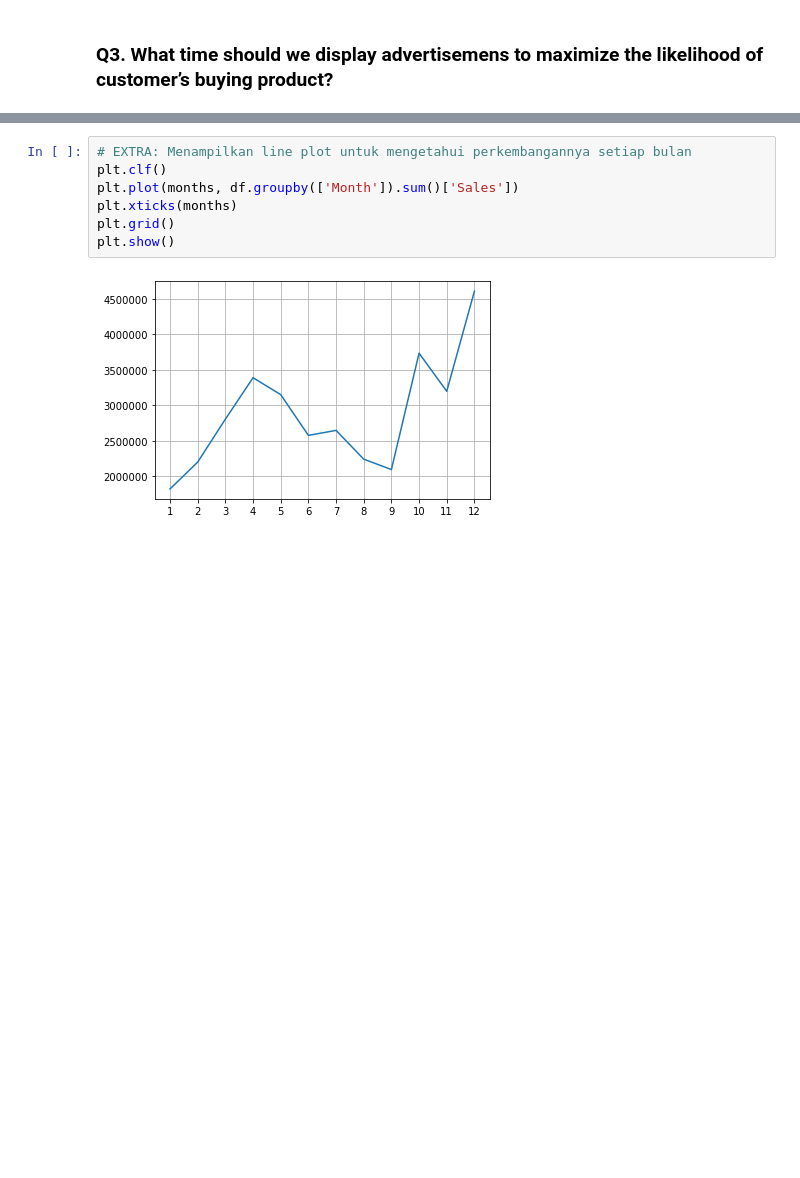
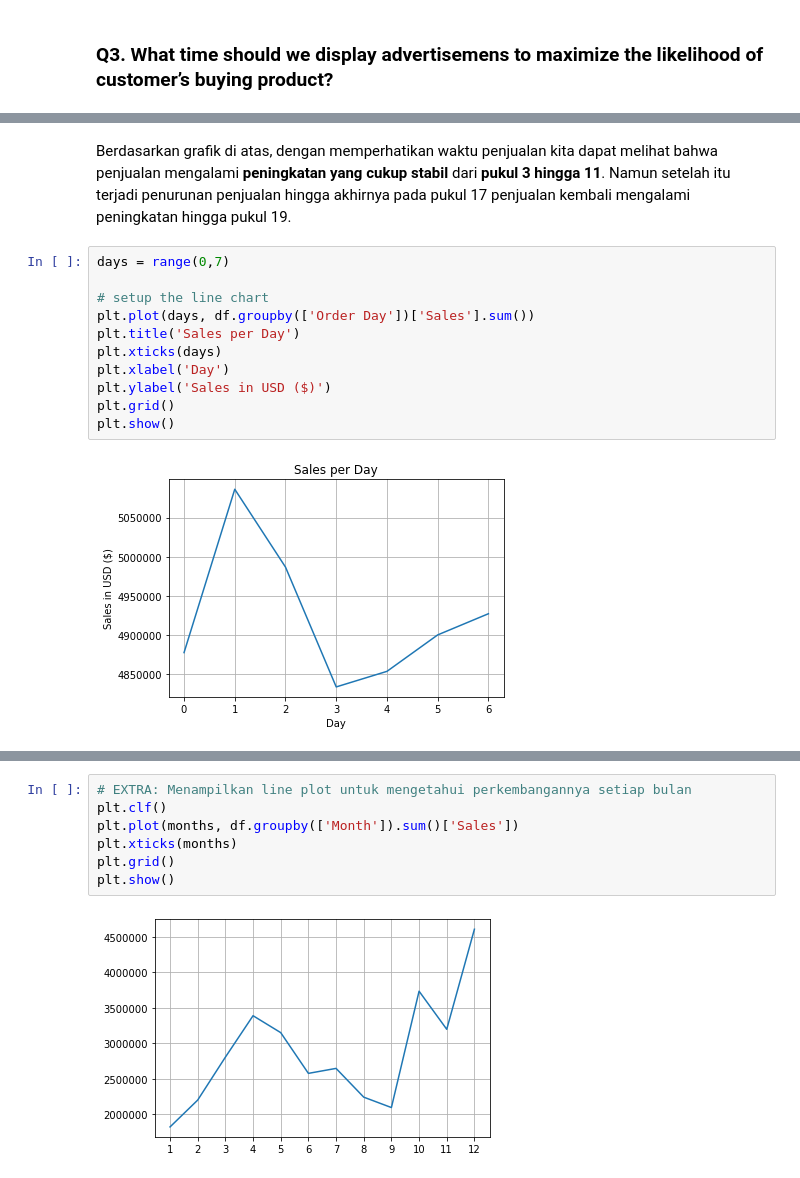
Before and after one commit to ricoputrap/electrosales-2019, a Jupyter notebook: SalesAnalysis.ipynb, the cells around one changed output, grey strips where cells are left out. Cells and saved outputs as stored; diff of their text form; blank space fills up the shorter version.

```diff
--- a/SalesAnalysis.ipynb
+++ b/SalesAnalysis.ipynb
@@ -518,0 +546,15 @@ The city sold the most products was San Fransisco in California.
+# %% [markdown]
+Berdasarkan grafik di atas, dengan memperhatikan waktu penjualan kita dapat melihat bahwa penjualan mengalami **peningkatan yang cukup stabil** dari **pukul 3 hingga 11**. Namun setelah itu terjadi penurunan penjualan hingga akhirnya pada pukul 17 penjualan kembali mengalami peningkatan hingga pukul 19.
+# %%
+days = range(0,7)
+
+# setup the line chart
+plt.plot(days, df.groupby(['Order Day'])['Sales'].sum())
+plt.title('Sales per Day')
+plt.xticks(days)
+plt.xlabel('Day')
+plt.ylabel('Sales in USD ($)')
+plt.grid()
+plt.show()
+# %% [output]
+[figure, added]
```
Also changed, not shown: parts of 13 cells of this notebook.
